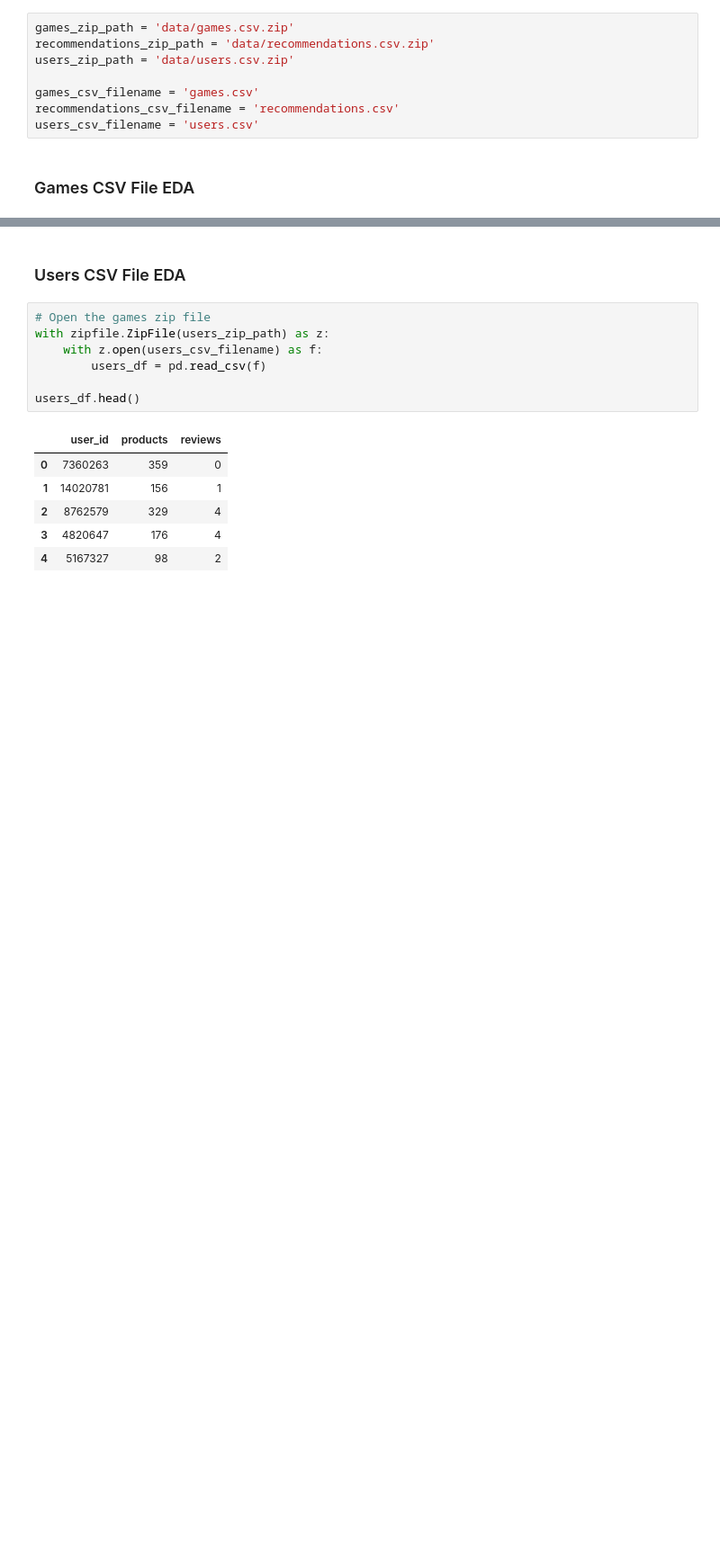
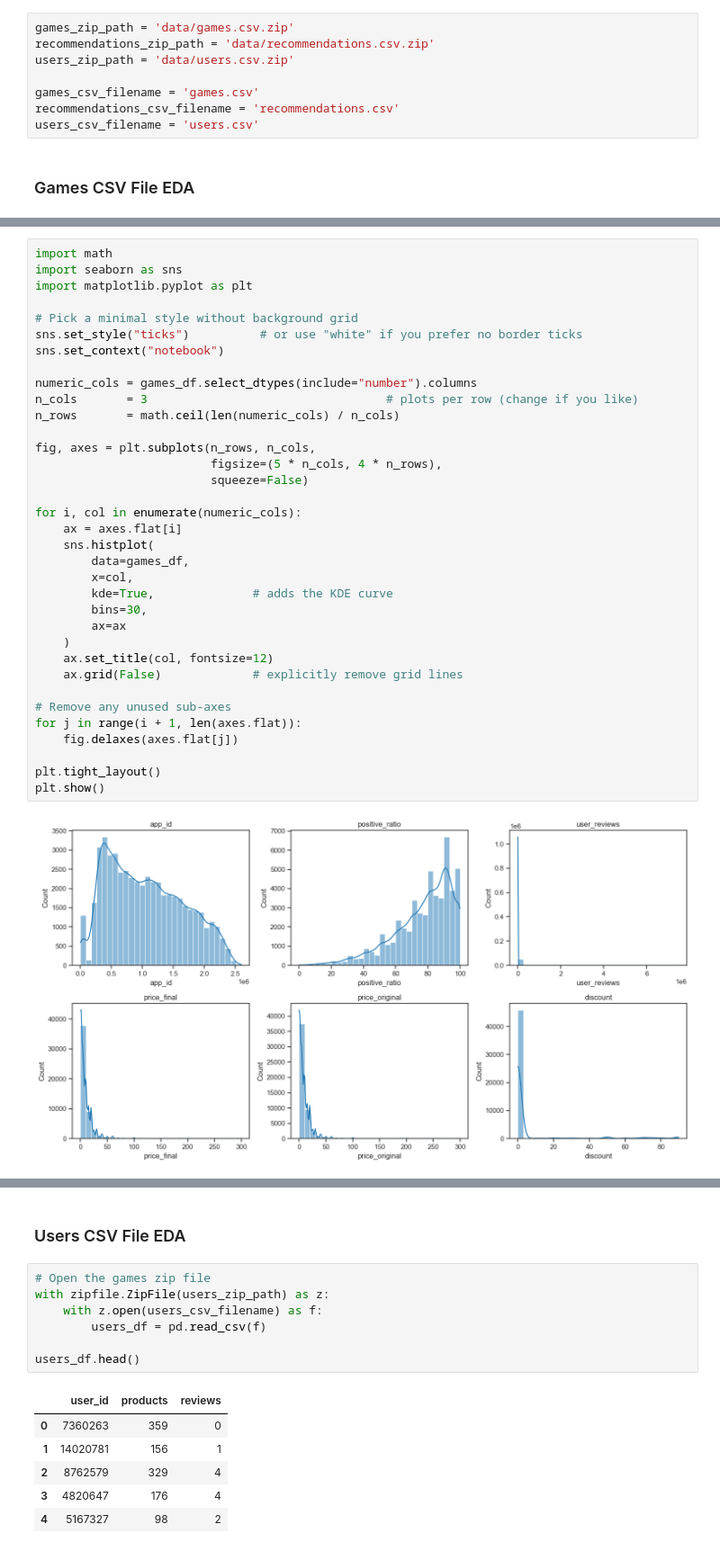
Before and after one commit to xiaojun1402/Recsys_Steam_Games, a Jupyter notebook: eda.ipynb, the cells around one changed output, grey strips where cells are left out. Shown: that part at 90% size. Saved outputs shown, nothing was run; the diff lists cells and outputs as text; blank space fills up the shorter version.

```diff
--- a/eda.ipynb
+++ b/eda.ipynb
@@ -40,0 +113,37 @@ Index(['app_id', 'title', 'date_release', 'win', 'mac', 'linux', 'rating',
+# %%
+import math
+import seaborn as sns
+import matplotlib.pyplot as plt
+
+# Pick a minimal style without background grid
+sns.set_style("ticks")          # or use "white" if you prefer no border ticks
+sns.set_context("notebook")
+
+numeric_cols = games_df.select_dtypes(include="number").columns
+n_cols       = 3                                  # plots per row (change if you like)
+n_rows       = math.ceil(len(numeric_cols) / n_cols)
+
+fig, axes = plt.subplots(n_rows, n_cols,
+                         figsize=(5 * n_cols, 4 * n_rows),
+                         squeeze=False)
+
+for i, col in enumerate(numeric_cols):
+    ax = axes.flat[i]
+    sns.histplot(
+        data=games_df,
+        x=col,
+        kde=True,              # adds the KDE curve
+        bins=30,
+        ax=ax
+    )
+    ax.set_title(col, fontsize=12)
+    ax.grid(False)             # explicitly remove grid lines
+
+# Remove any unused sub-axes
+for j in range(i + 1, len(axes.flat)):
+    fig.delaxes(axes.flat[j])
+
+plt.tight_layout()
+plt.show()
+# %% [output]
+[figure, added]
```
Also changed, not shown: parts of 26 cells of this notebook, 1 other file.
